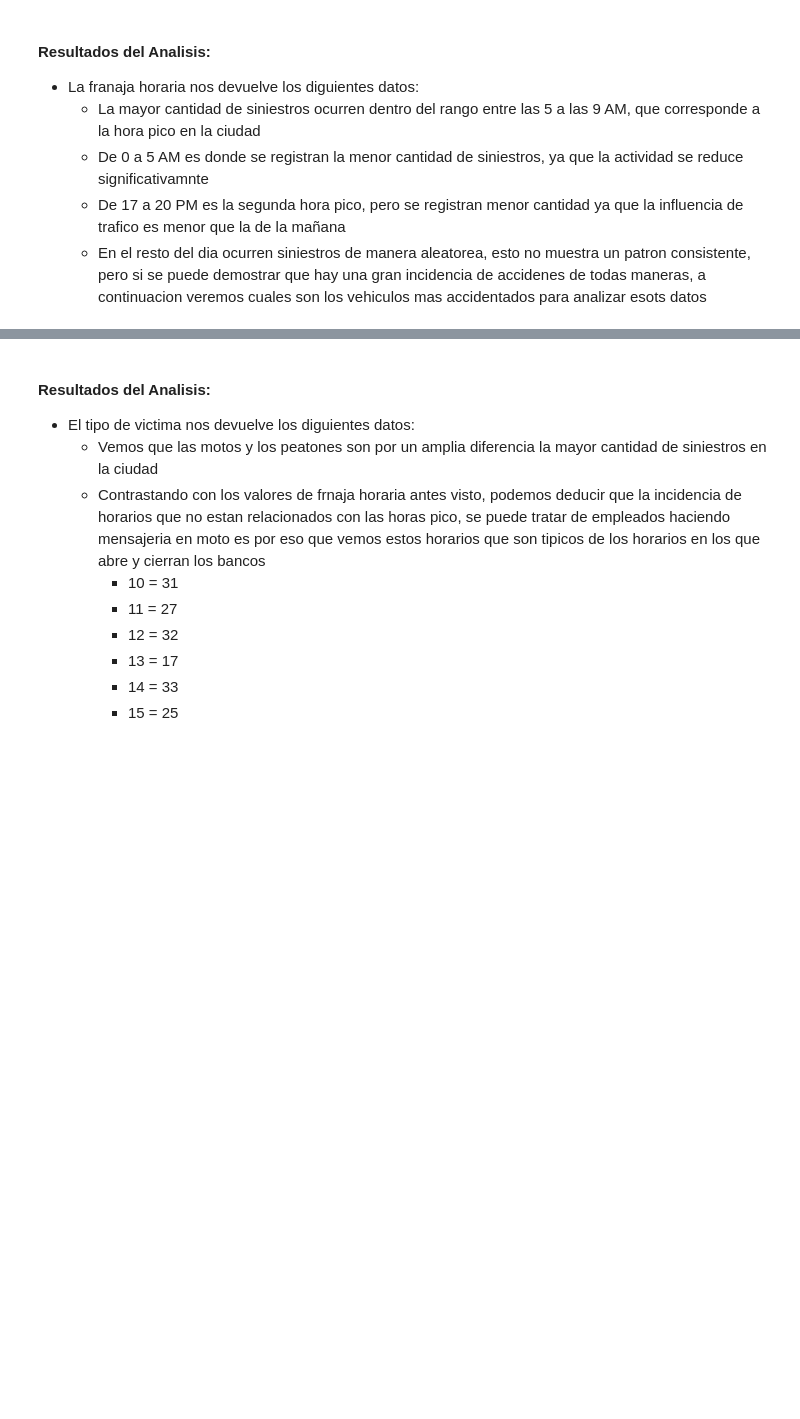
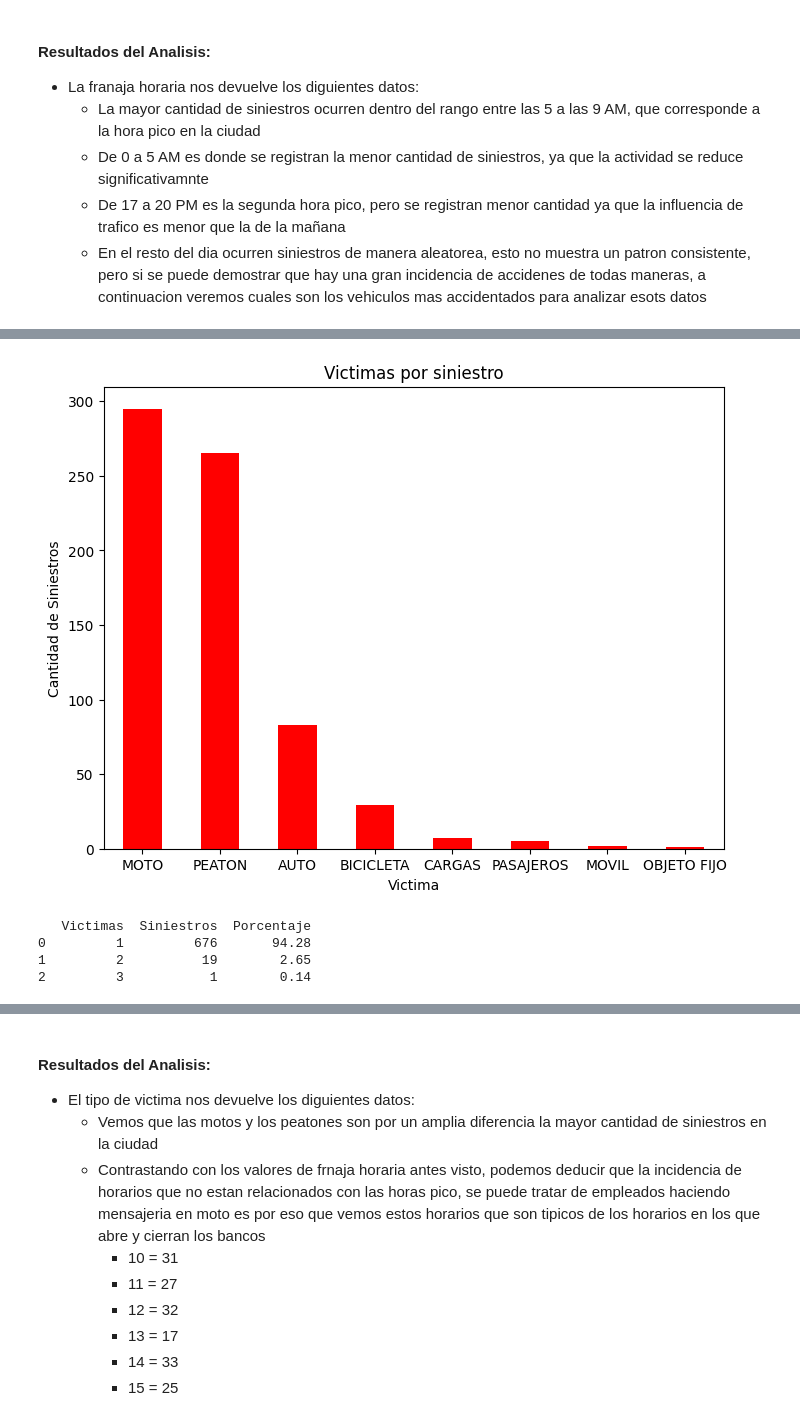
Before and after one commit to marceloyuba/PI_DA, a Jupyter notebook: analisis/EDA.ipynb, the cells around one changed output, grey strips where cells are left out. Cells and saved outputs as stored; diff of their text form; code cells hidden in the pictures; blank space fills up the shorter version.

```diff
--- a/analisis/EDA.ipynb
+++ b/analisis/EDA.ipynb
@@ -287,0 +313,25 @@ print(muertes_victima)
+# %%
+victimas = df_hechos['Victima'].value_counts()
+victimas = victimas.drop('SD', axis=0)
+plt.figure(figsize=(8, 6))
+victimas.plot(kind='bar', color='red')
+plt.title('Victimas por siniestro')
+plt.xlabel('Victima')
+plt.ylabel('Cantidad de Siniestros')
+plt.xticks(rotation=0)
+plt.show()
+# %% [output]
+[figure, added]
+# %%
+muertes_victima = df_hechos['Victimas'].value_counts().reset_index()
+muertes_victima.columns = ['Victimas', 'Siniestros']
+total_siniestros = muertes_año['Siniestros'].sum()
+fila_total = pd.DataFrame({'Victimas': ['Total'], 'Siniestros': [total_siniestros]})
+
+muertes_victima['Porcentaje'] = (muertes_victima['Siniestros'] / df_hechos['Victimas'].sum() * 100).round(2)
+print(muertes_victima)
+# %% [output]
+   Victimas  Siniestros  Porcentaje
+0         1         676       94.28
+1         2          19        2.65
+2         3           1        0.14
```
Also changed, not shown: parts of 57 cells of this notebook, 8 other files.
